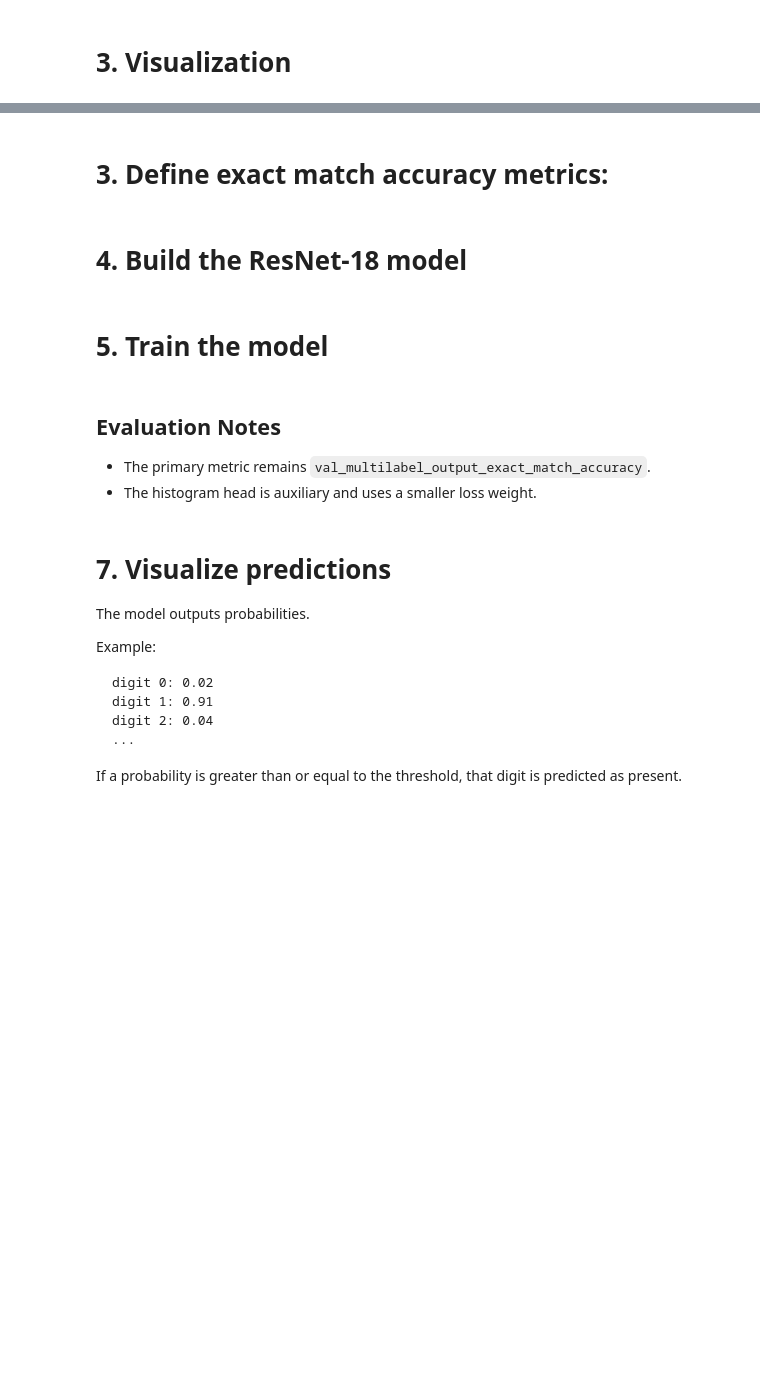
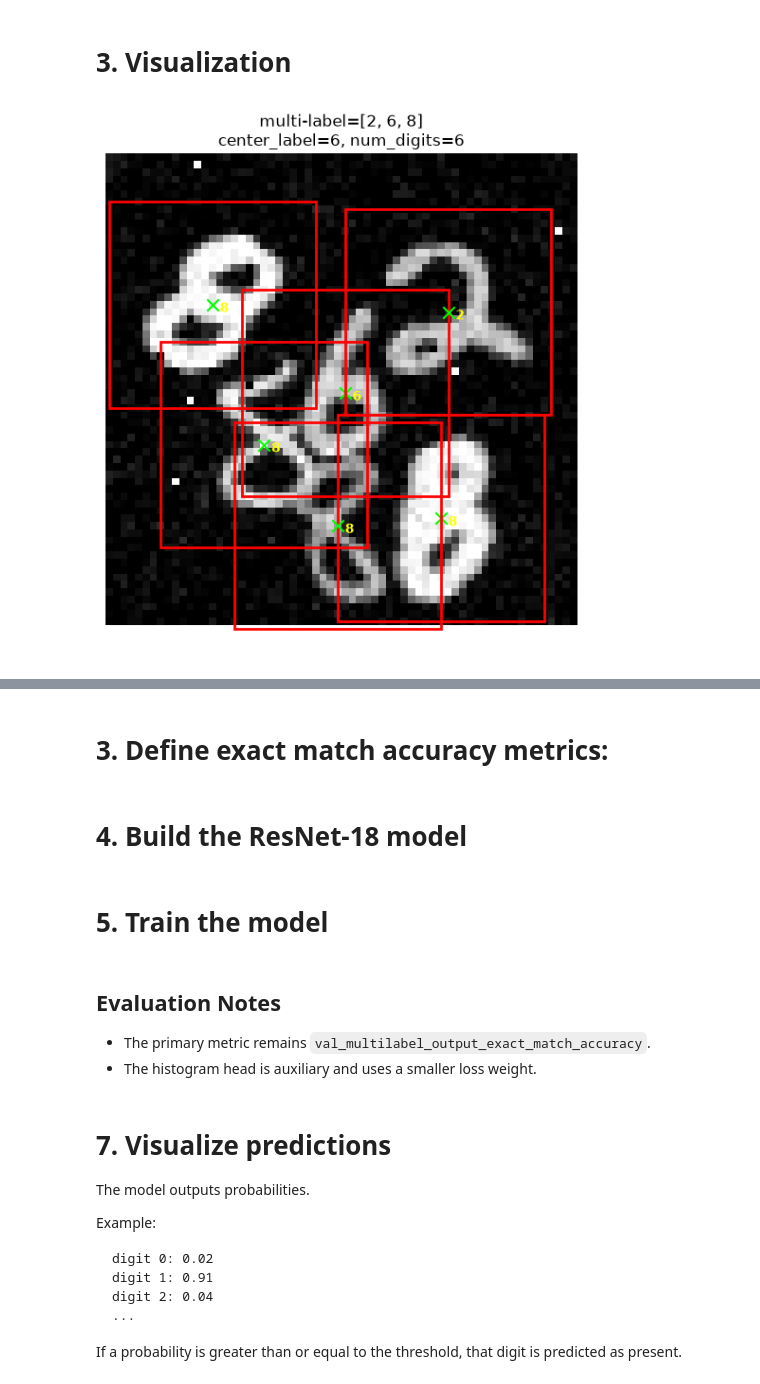
Before and after one commit to tommy-thinh/ResNet-18-Pruning, a Jupyter notebook: resnet-18-histogram.ipynb, the cells around one changed output, grey strips where cells are left out. Saved outputs shown, nothing was run; the diff lists cells and outputs as text; code cells hidden in the pictures; blank space fills up the shorter version.

Commit message:
Add box and center visualization

```diff
--- a/resnet-18-histogram.ipynb
+++ b/resnet-18-histogram.ipynb
@@ -149,52 +157,106 @@ def multihot_to_digits(multihot):
     return np.where(multihot >= 0.5)[0].tolist()
 
 
+from matplotlib.patches import Rectangle
+
 def visualize_one_sample(images, labels, meta, idx=0):
-    """Visualize one generated image and its labels."""
+    """Visualize one sample using digit center coordinates."""
+
     img = images[idx].squeeze()
 
     digits_present = multihot_to_digits(labels[idx])
     center_label = meta["center_labels"][idx]
     all_labels = meta["all_digit_labels"][idx]
+    all_positions = meta["all_positions"][idx]
     n_digits = meta["num_digits"][idx]
 
-    # Remove padding values.
-    valid_all_labels = all_labels[all_labels >= 0].tolist()
+    valid = all_labels >= 0
+    labels = all_labels[valid]
+    positions = all_positions[valid]
 
-    plt.figure(figsize=(4, 4))
-    plt.imshow(img, cmap="gray")
-    plt.title(
+    fig, ax = plt.subplots(figsize=(6, 6))
+    ax.imshow(img, cmap="gray")
+
+    for (x, y), digit in zip(positions, labels):
+
+        # Original 28x28 bounding box
+        ax.add_patch(
+            Rectangle(
+                (x, y),
+                28,
+                28,
+                fill=False,
+                edgecolor="red",
+                linewidth=2,
+            )
+        )
+
+        # Center of the box
+        cx = x + 14
+        cy = y + 14
+
+        ax.scatter(
+            cx,
+            cy,
+            c="lime",
+            s=80,
+            marker="x",
+        )
+
+        ax.text(
+            cx + 1,
+            cy + 1,
+            str(digit),
+            color="yellow",
+            fontsize=10,
+            fontweight="bold",
+        )
+
+    ax.set_title(
         f"multi-label={digits_present}\n"
-        f"center={center_label}, all={valid_all_labels}, n={n_digits}"
+        f"center_label={center_label}, num_digits={n_digits}"
     )
-    plt.axis("off")
+
+    ax.axis("off")
+    plt.tight_layout()
     plt.show()
 
-
 def visualize_grid(images, labels, meta, num_samples=16):
-    """Visualize a grid of random samples."""
     rows = int(np.sqrt(num_samples))
     cols = int(np.ceil(num_samples / rows))
 
-    plt.figure(figsize=(10, 10))
+    plt.figure(figsize=(12, 12))
 
     for i in range(num_samples):
+
         idx = random.randint(0, len(images) - 1)
 
         img = images[idx].squeeze()
-        digits_present = multihot_to_digits(labels[idx])
-        center_label = meta["center_labels"][idx]
+        all_labels = meta["all_digit_labels"][idx]
+        all_positions = meta["all_positions"][idx]
 
-        plt.subplot(rows, cols, i + 1)
-        plt.imshow(img, cmap="gray")
-        plt.title(f"y={digits_present}\nc={center_label}", fontsize=8)
-        plt.axis("off")
+        valid = all_labels >= 0
+        labels_i = all_labels[valid]
+        positions = all_positions[valid]
+
+        ax = plt.subplot(rows, cols, i + 1)
+        ax.imshow(img, cmap="gray")
+
+        for (x, y), digit in zip(positions, labels_i):
+
+            cx = x + 14
+            cy = y + 14
+
+            ax.scatter(cx, cy, c="lime", s=20, marker="x")
+
+        ax.axis("off")
 
     plt.tight_layout()
     plt.show()
-
 
 # Visualize samples if the dataset has been loaded.
 if "x_train" in globals():
     visualize_one_sample(x_train, y_train, meta_train, idx=0)
     visualize_grid(x_train, y_train, meta_train, num_samples=16)
+# %% [output]
+[figure, added]
```
Also changed, not shown: parts of 4 cells of this notebook, 1 other file.
